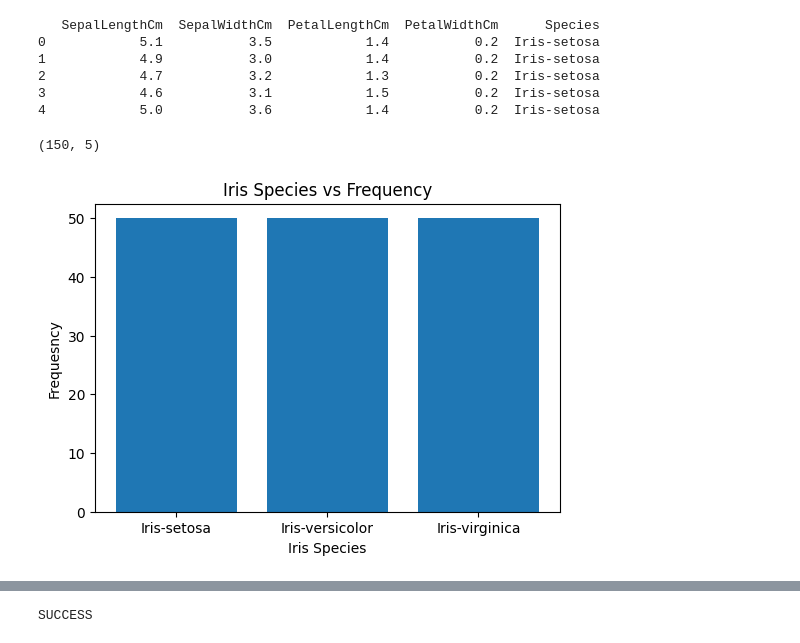
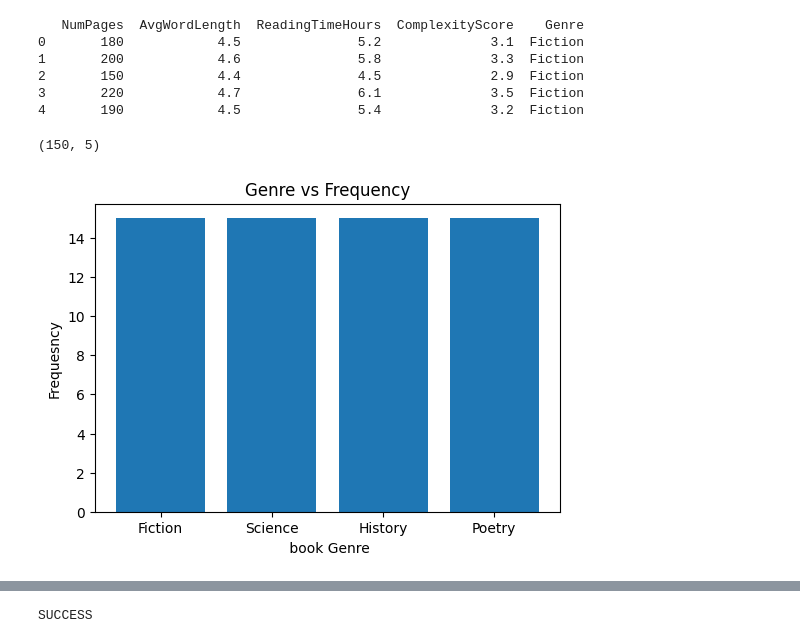
Before and after one commit to sumitrijal1/ai, a Jupyter notebook: lab1.ipynb, the cells around one changed output, grey strips where cells are left out. Drawn from its saved outputs; the diff is of its cells as text; code cells hidden in the pictures.

```diff
--- a/lab1.ipynb
+++ b/lab1.ipynb
@@ -3,28 +3,28 @@ import pandas as pd
 import numpy as np
 import matplotlib.pyplot as plt
 # %%
-df=pd.read_csv('iris.csv')
+df=pd.read_csv('books.csv')
 print(df.head())
 # %% [output]
-   SepalLengthCm  SepalWidthCm  PetalLengthCm  PetalWidthCm      Species
-0            5.1           3.5            1.4           0.2  Iris-setosa
-1            4.9           3.0            1.4           0.2  Iris-setosa
-2            4.7           3.2            1.3           0.2  Iris-setosa
-3            4.6           3.1            1.5           0.2  Iris-setosa
-4            5.0           3.6            1.4           0.2  Iris-setosa
+   NumPages  AvgWordLength  ReadingTimeHours  ComplexityScore    Genre
+0       180            4.5               5.2              3.1  Fiction
+1       200            4.6               5.8              3.3  Fiction
+2       150            4.4               4.5              2.9  Fiction
+3       220            4.7               6.1              3.5  Fiction
+4       190            4.5               5.4              3.2  Fiction
 # %%
 df.shape
 # %% [output]
 (150, 5)
 # %%
 plt.figure(figsize=(6,4))
-plt.bar(x=df['Species'].unique(), height=df['Species'].value_counts())
-plt.xlabel("Iris Species")
+plt.bar(x=df['Genre'].unique(), height=df['Genre'].value_counts())
+plt.xlabel(" book Genre")
 plt.ylabel("Frequesncy")
-plt.title("Iris Species vs Frequency")
+plt.title("Genre vs Frequency")
 plt.savefig('plot.png')
 plt.show()
 # %% [output]
-[figure, old version]
+[figure, new version]
 # %%
 plt.figure(figsize=(6,4))
```
Also changed, not shown: parts of 8 cells of this notebook, 7 other files.
